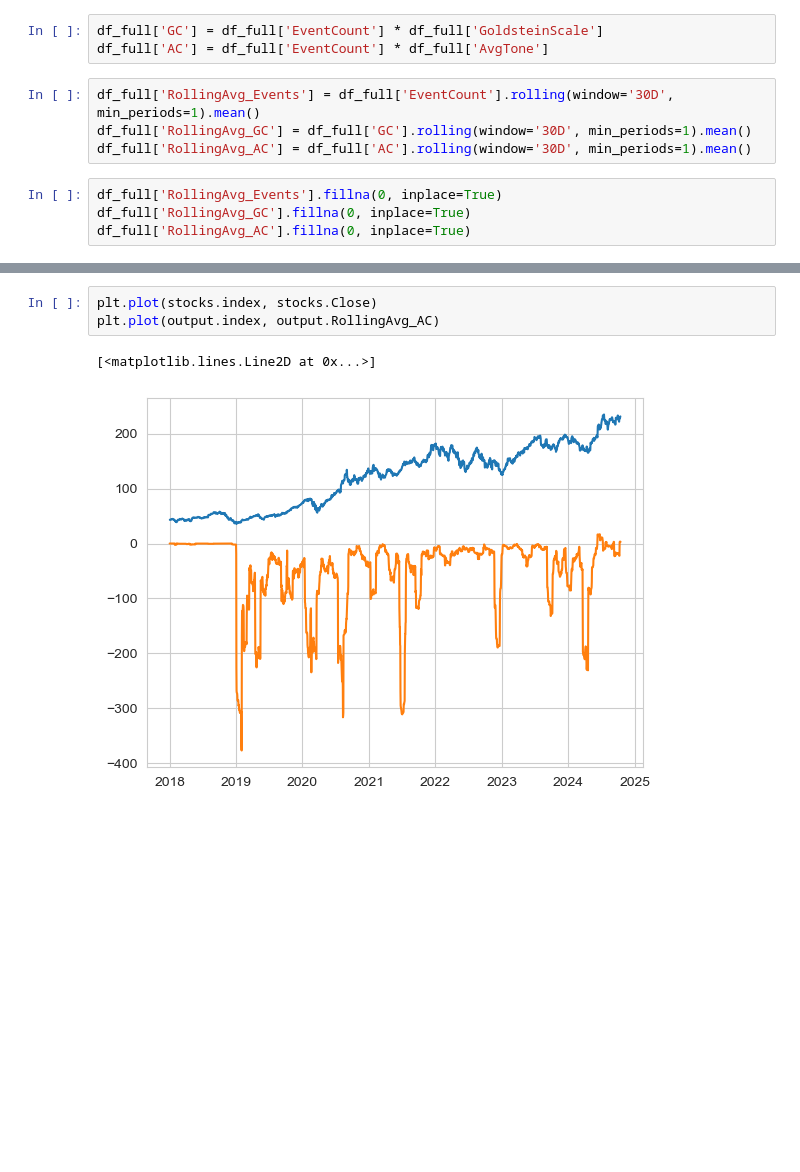
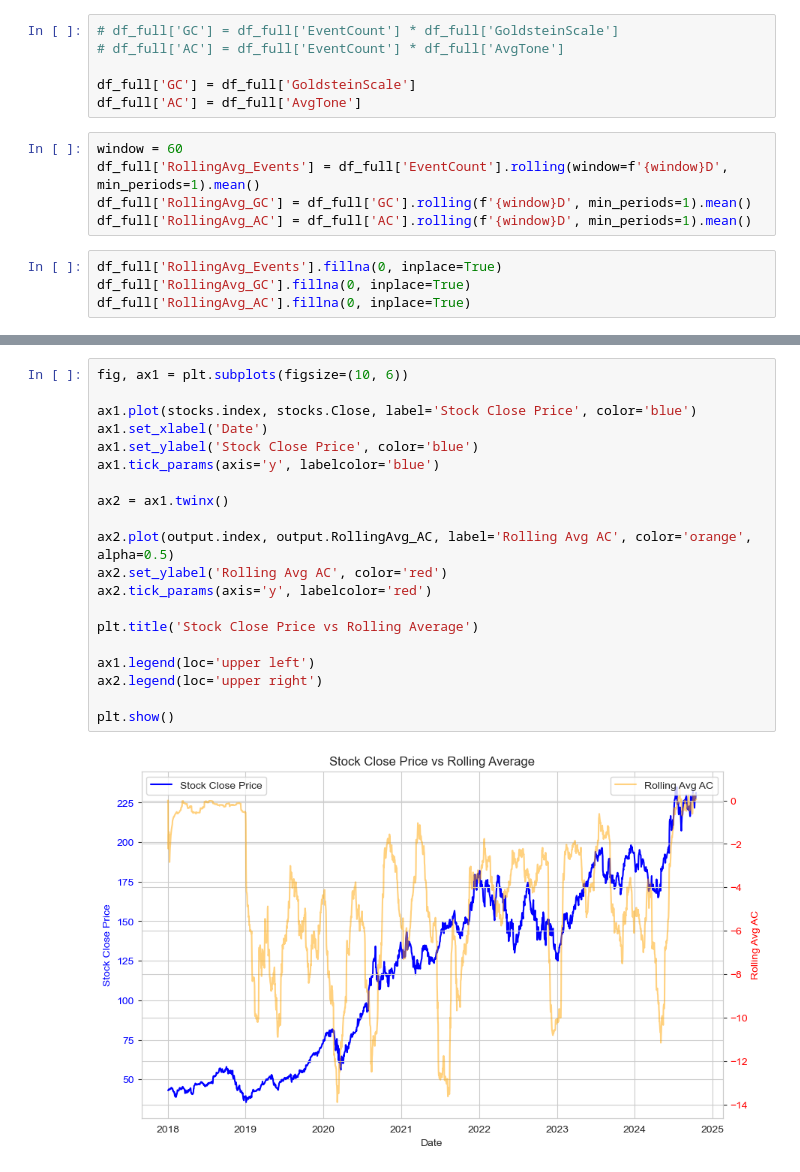
Before and after one commit to cs-muic/dm-2024-t1-pj-eda-honeybadgerlover645, a Jupyter notebook: eda/q1/rolling.ipynb, the cells around one changed output, grey strips where cells are left out. Cells and saved outputs as stored; diff of their text form; blank space fills up the shorter version.

Commit message:
delulu graphs d1 d2

```diff
--- a/eda/q1/rolling.ipynb
+++ b/eda/q1/rolling.ipynb
@@ -71,11 +74,15 @@ df_full
 2480 rows × 3 columns
 # %%
-df_full['GC'] = df_full['EventCount'] * df_full['GoldsteinScale']
-df_full['AC'] = df_full['EventCount'] * df_full['AvgTone']
+# df_full['GC'] = df_full['EventCount'] * df_full['GoldsteinScale']
+# df_full['AC'] = df_full['EventCount'] * df_full['AvgTone']
+
+df_full['GC'] = df_full['GoldsteinScale']
+df_full['AC'] = df_full['AvgTone']
 # %%
-df_full['RollingAvg_Events'] = df_full['EventCount'].rolling(window='30D', min_periods=1).mean()
-df_full['RollingAvg_GC'] = df_full['GC'].rolling(window='30D', min_periods=1).mean()
-df_full['RollingAvg_AC'] = df_full['AC'].rolling(window='30D', min_periods=1).mean()
+window = 60
+df_full['RollingAvg_Events'] = df_full['EventCount'].rolling(window=f'{window}D', min_periods=1).mean()
+df_full['RollingAvg_GC'] = df_full['GC'].rolling(f'{window}D', min_periods=1).mean()
+df_full['RollingAvg_AC'] = df_full['AC'].rolling(f'{window}D', min_periods=1).mean()
 # %%
 df_full['RollingAvg_Events'].fillna(0, inplace=True)
 df_full['RollingAvg_GC'].fillna(0, inplace=True)
@@ -121,6 +219,22 @@ stocks
 # %%
-plt.plot(stocks.index, stocks.Close)
-plt.plot(output.index, output.RollingAvg_AC)
+fig, ax1 = plt.subplots(figsize=(10, 6))
+
+ax1.plot(stocks.index, stocks.Close, label='Stock Close Price', color='blue')
+ax1.set_xlabel('Date')
+ax1.set_ylabel('Stock Close Price', color='blue')
+ax1.tick_params(axis='y', labelcolor='blue')
+
+ax2 = ax1.twinx()
+
+ax2.plot(output.index, output.RollingAvg_AC, label='Rolling Avg AC', color='orange', alpha=0.5)
+ax2.set_ylabel('Rolling Avg AC', color='red')
+ax2.tick_params(axis='y', labelcolor='red')
+
+plt.title('Stock Close Price vs Rolling Average')
+
+ax1.legend(loc='upper left')
+ax2.legend(loc='upper right')
+
+plt.show()
 # %% [output]
-[<matplotlib.lines.Line2D at 0x...>]
-[figure, old version]
+[figure, new version]
```
Also changed, not shown: parts of 12 cells of this notebook.
